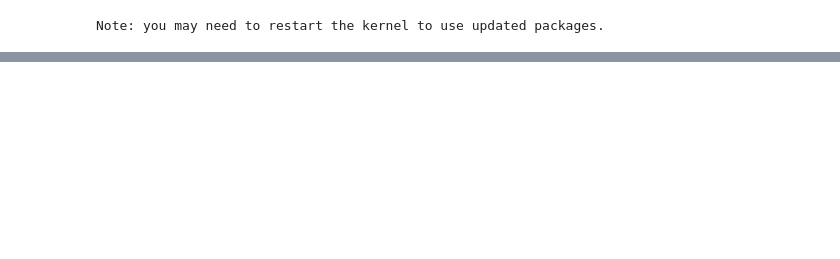
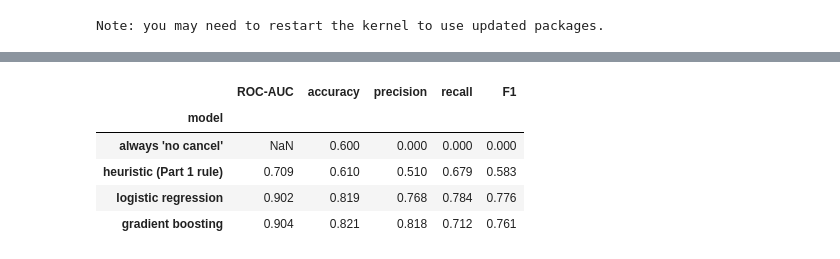
Before and after one commit to OTonGitHub/Lisbon, a Jupyter notebook: lisbon.ipynb, the cells around one changed output, grey strips where cells are left out. Cells and saved outputs as stored; diff of their text form; code cells hidden in the pictures; blank space fills up the shorter version.

```diff
--- a/lisbon.ipynb
+++ b/lisbon.ipynb
@@ -1124,0 +431,17 @@ untreated control group to keep measuring the true base behaviour.
+# %%
+note_mentions_cancel = (guests_clean.set_index("guest_id")
+                        .notes.str.lower().str.contains("cancel", na=False))
+bookings_per_guest = bookings_clean.groupby("GuestID").agg(
+    n_bookings=("BookingID", "count"), n_cancelled=("IsCanceled", "sum"))
+bookings_per_guest["has_cancel_note"] = bookings_per_guest.index.map(note_mentions_cancel)
+
+booking_has_note = bookings_clean.GuestID.map(note_mentions_cancel)
+print("Cancellation rate by presence of a cancellation-mentioning note:")
+print(bookings_clean.groupby(booking_has_note).IsCanceled.agg(rate="mean", n="count").round(3), "\n")
+
+single_booking_guests = bookings_per_guest[bookings_per_guest.n_bookings == 1]
+noted = single_booking_guests[single_booking_guests.has_cancel_note]
+print(f"Guests with a cancellation note but only ONE booking ever: {len(noted):,}")
+print(f"...whose single booking was cancelled: {noted.n_cancelled.gt(0).mean():.1%} "
+      f"(vs {single_booking_guests.n_cancelled.gt(0).mean():.1%} across all single-booking guests)")
+print("=> the notes were written after the fact: excluded as target leakage")
@@ -1124,0 +892,39 @@ untreated control group to keep measuring the true base behaviour.
+# %%
+from sklearn.metrics import (accuracy_score, f1_score, precision_score,
+                             recall_score, roc_curve)
+
+DECISION_THRESHOLD = 0.5   # flag a booking when cancellation is more likely than not
+
+lr_probabilities = logistic_search.best_estimator_.predict_proba(X_test)[:, 1]
+hgb_probabilities = boosted_search.best_estimator_.predict_proba(X_test)[:, 1]
+test_for_heuristic = test.assign(DepositType=test.DepositType.astype(str))
+heuristic_flags = heuristic_flag(test_for_heuristic).values
+heuristic_scores = heuristic_score(test_for_heuristic).values
+
+def evaluate(name, flags, ranking_scores=None):
+    """One results row: flag-based metrics, plus ROC-AUC if a graded score is given."""
+    return {
+        "model": name,
+        "ROC-AUC": roc_auc_score(y_test, ranking_scores) if ranking_scores is not None else np.nan,
+        "accuracy": accuracy_score(y_test, flags),
+        "precision": precision_score(y_test, flags, zero_division=0),
+        "recall": recall_score(y_test, flags),
+        "F1": f1_score(y_test, flags),
+    }
+
+results = pd.DataFrame([
+    evaluate("always 'no cancel'", np.zeros(len(y_test), dtype=int)),
+    evaluate("heuristic (Part 1 rule)", heuristic_flags, heuristic_scores),
+    evaluate("logistic regression", (lr_probabilities >= DECISION_THRESHOLD).astype(int),
+             lr_probabilities),
+    evaluate("gradient boosting", (hgb_probabilities >= DECISION_THRESHOLD).astype(int),
+             hgb_probabilities),
+]).set_index("model")
+results.round(3)
+# %% [output]
+|  | ROC-AUC | accuracy | precision | recall | F1 |
+| model |  |  |  |  |  |
+| always 'no cancel' | NaN | 0.600 | 0.000 | 0.000 | 0.000 |
+| heuristic (Part 1 rule) | 0.709 | 0.610 | 0.510 | 0.679 | 0.583 |
+| logistic regression | 0.902 | 0.819 | 0.768 | 0.784 | 0.776 |
+| gradient boosting | 0.904 | 0.821 | 0.818 | 0.712 | 0.761 |
```
Also changed, not shown: parts of 95 cells of this notebook, 5 other files.
